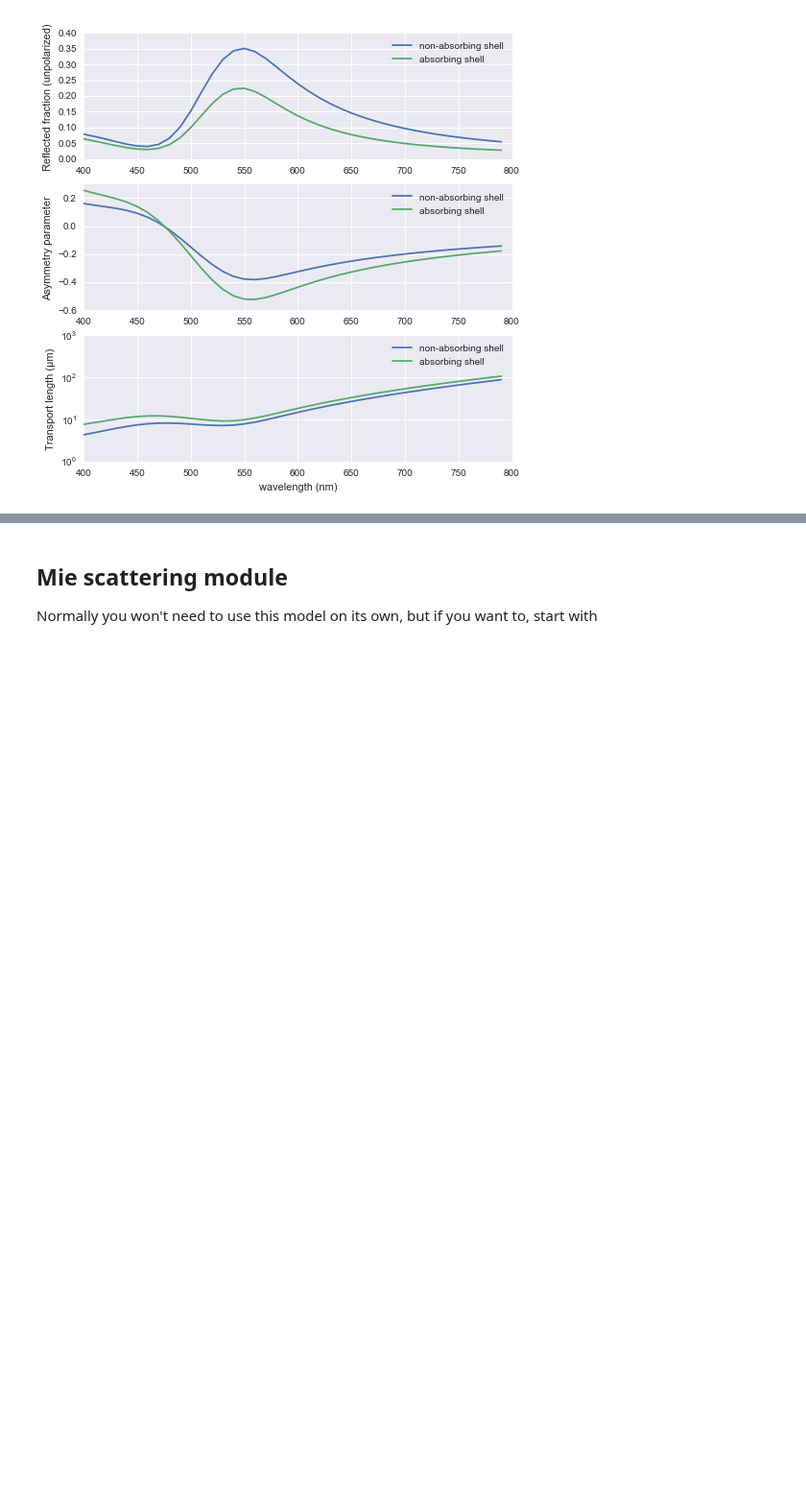
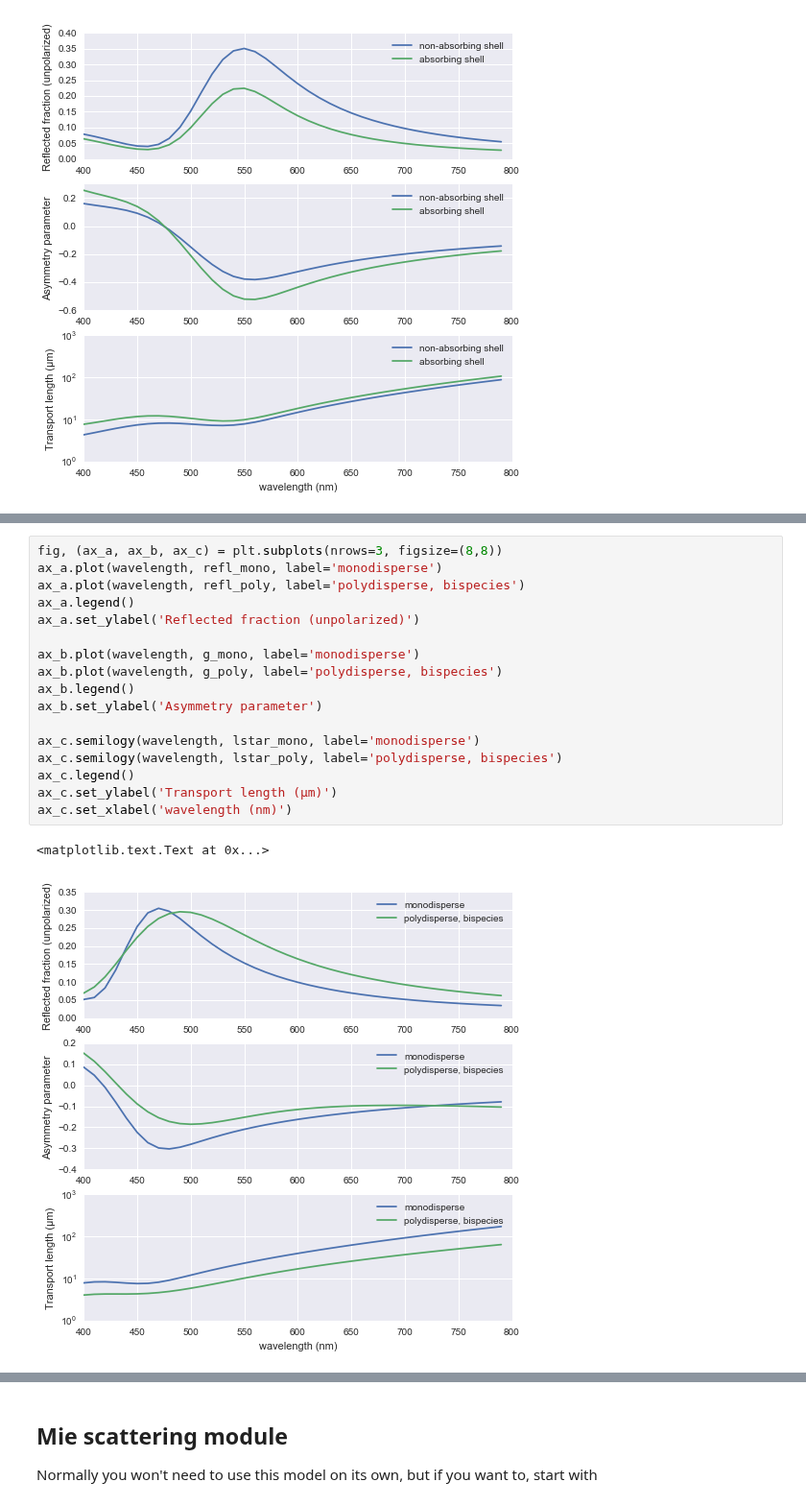
Before and after one commit to manoharan-lab/structural-color, a Jupyter notebook: tutorial.ipynb, the cells around one changed output, grey strips where cells are left out. Shown at 96% size. Drawn from its saved outputs; the diff is of its cells as text; blank space fills up the shorter version.

```diff
--- a/tutorial.ipynb
+++ b/tutorial.ipynb
@@ -209,0 +266,20 @@ ax_c.set_xlabel('wavelength (nm)')
+# %%
+fig, (ax_a, ax_b, ax_c) = plt.subplots(nrows=3, figsize=(8,8))
+ax_a.plot(wavelength, refl_mono, label='monodisperse')
+ax_a.plot(wavelength, refl_poly, label='polydisperse, bispecies')
+ax_a.legend()
+ax_a.set_ylabel('Reflected fraction (unpolarized)')
+
+ax_b.plot(wavelength, g_mono, label='monodisperse')
+ax_b.plot(wavelength, g_poly, label='polydisperse, bispecies')
+ax_b.legend()
+ax_b.set_ylabel('Asymmetry parameter')
+
+ax_c.semilogy(wavelength, lstar_mono, label='monodisperse')
+ax_c.semilogy(wavelength, lstar_poly, label='polydisperse, bispecies')
+ax_c.legend()
+ax_c.set_ylabel('Transport length (μm)')
+ax_c.set_xlabel('wavelength (nm)')
+# %% [output]
+<matplotlib.text.Text at 0x...>
+[figure, added]
```
Also changed, not shown: parts of 3 cells of this notebook, 1 other file.
